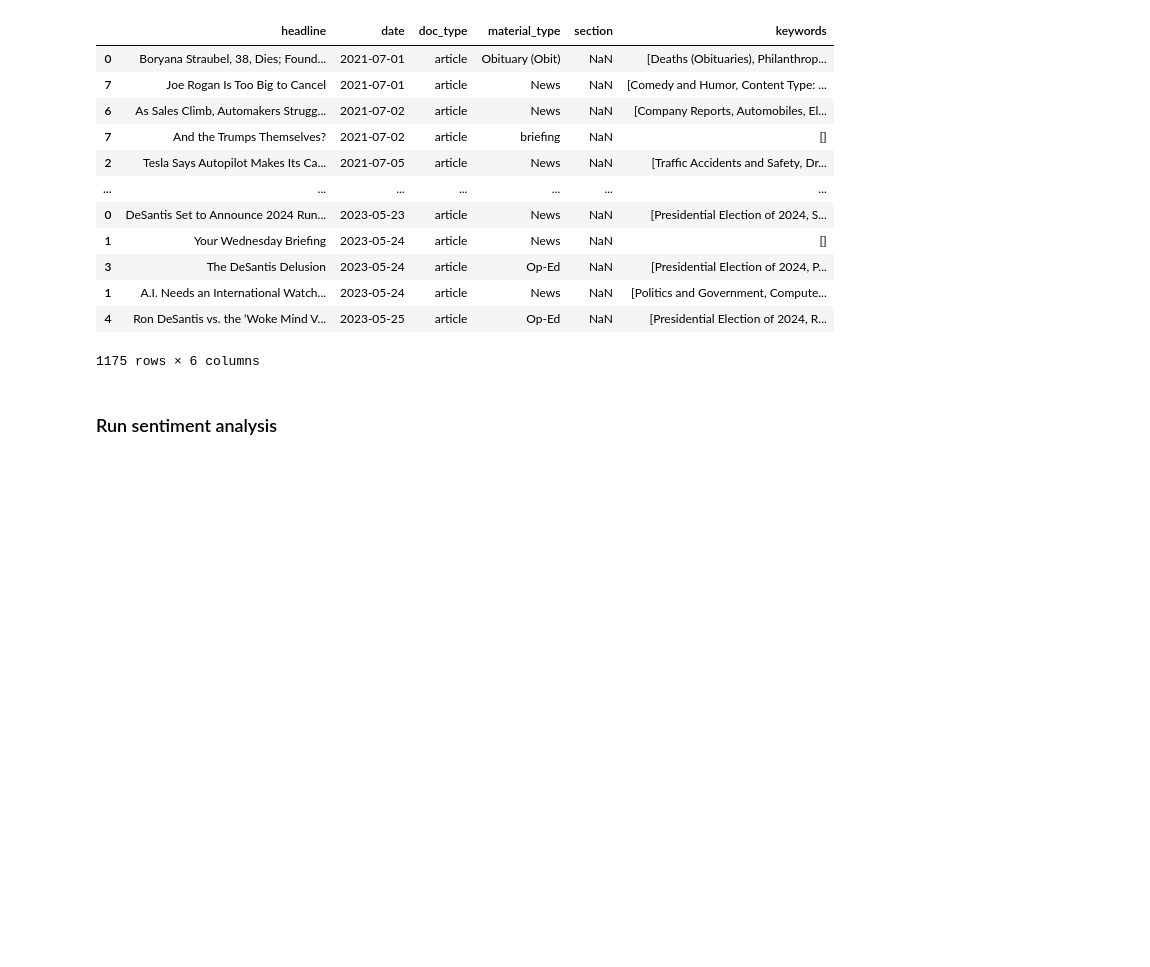
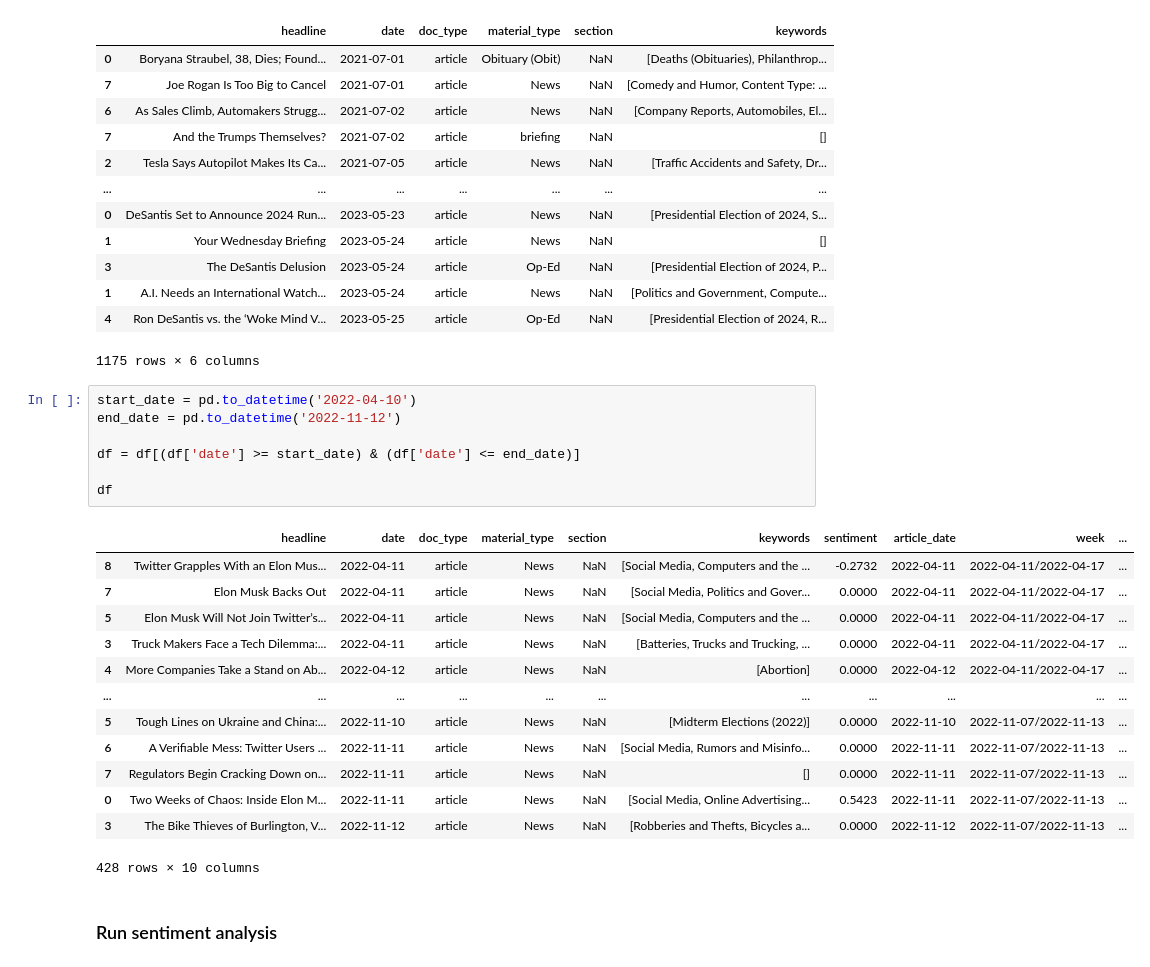
Before and after one commit to fatehss/Tesla-Price-Prediction, a Jupyter notebook: SentimentAnalysis.ipynb, the cells around one changed output. Drawn from its saved outputs; the diff is of its cells as text; blank space fills up the shorter version.

```diff
--- a/SentimentAnalysis.ipynb
+++ b/SentimentAnalysis.ipynb
@@ -30,6 +30,27 @@ df
 | 1 | A.I. Needs an International Watch... | 2023-05-24 | article | News | NaN | [Politics and Government, Compute... |
 | 4 | Ron DeSantis vs. the ‘Woke Mind V... | 2023-05-25 | article | Op-Ed | NaN | [Presidential Election of 2024, R... |
 1175 rows × 6 columns
+# %%
+start_date = pd.to_datetime('2022-04-10')
+end_date = pd.to_datetime('2022-11-12')
+
+df = df[(df['date'] >= start_date) & (df['date'] <= end_date)]
+
+df
+# %% [output]
+|  | headline | date | doc_type | material_type | section | keywords | sentiment | article_date | week | ... |
+| 8 | Twitter Grapples With an Elon Mus... | 2022-04-11 | article | News | NaN | [Social Media, Computers and the ... | -0.2732 | 2022-04-11 | 2022-04-11/2022-04-17 | ... |
+| 7 | Elon Musk Backs Out | 2022-04-11 | article | News | NaN | [Social Media, Politics and Gover... | 0.0000 | 2022-04-11 | 2022-04-11/2022-04-17 | ... |
+| 5 | Elon Musk Will Not Join Twitter’s... | 2022-04-11 | article | News | NaN | [Social Media, Computers and the ... | 0.0000 | 2022-04-11 | 2022-04-11/2022-04-17 | ... |
+| 3 | Truck Makers Face a Tech Dilemma:... | 2022-04-11 | article | News | NaN | [Batteries, Trucks and Trucking, ... | 0.0000 | 2022-04-11 | 2022-04-11/2022-04-17 | ... |
+| 4 | More Companies Take a Stand on Ab... | 2022-04-12 | article | News | NaN | [Abortion] | 0.0000 | 2022-04-12 | 2022-04-11/2022-04-17 | ... |
+| ... | ... | ... | ... | ... | ... | ... | ... | ... | ... | ... |
+| 5 | Tough Lines on Ukraine and China:... | 2022-11-10 | article | News | NaN | [Midterm Elections (2022)] | 0.0000 | 2022-11-10 | 2022-11-07/2022-11-13 | ... |
+| 6 | A Verifiable Mess: Twitter Users ... | 2022-11-11 | article | News | NaN | [Social Media, Rumors and Misinfo... | 0.0000 | 2022-11-11 | 2022-11-07/2022-11-13 | ... |
+| 7 | Regulators Begin Cracking Down on... | 2022-11-11 | article | News | NaN | [] | 0.0000 | 2022-11-11 | 2022-11-07/2022-11-13 | ... |
+| 0 | Two Weeks of Chaos: Inside Elon M... | 2022-11-11 | article | News | NaN | [Social Media, Online Advertising... | 0.5423 | 2022-11-11 | 2022-11-07/2022-11-13 | ... |
+| 3 | The Bike Thieves of Burlington, V... | 2022-11-12 | article | News | NaN | [Robberies and Thefts, Bicycles a... | 0.0000 | 2022-11-12 | 2022-11-07/2022-11-13 | ... |
+428 rows × 10 columns
 # %% [markdown]
 ### Run sentiment analysis
 # %%
```
Also changed, not shown: parts of 3 cells of this notebook.
